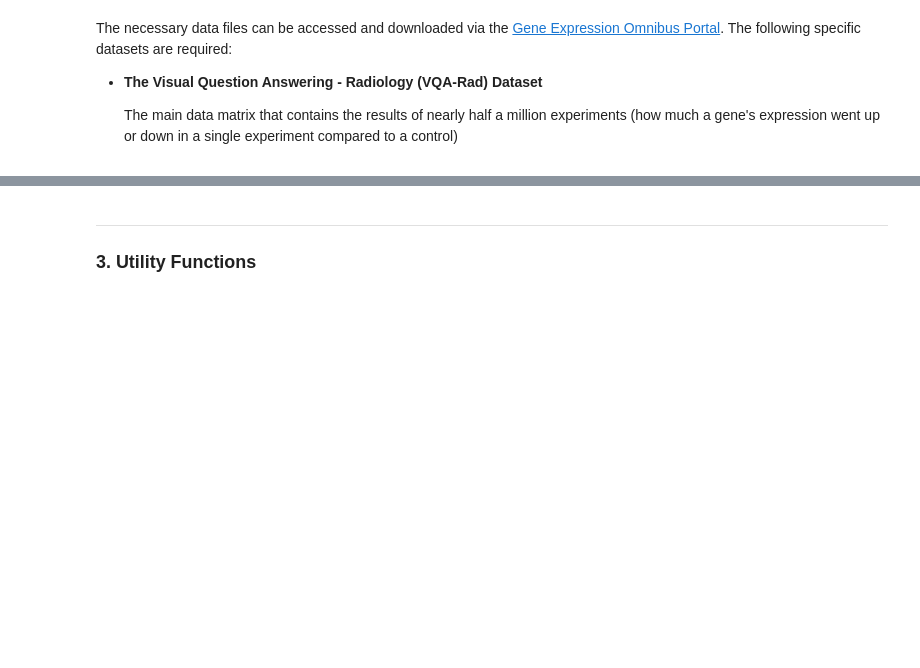
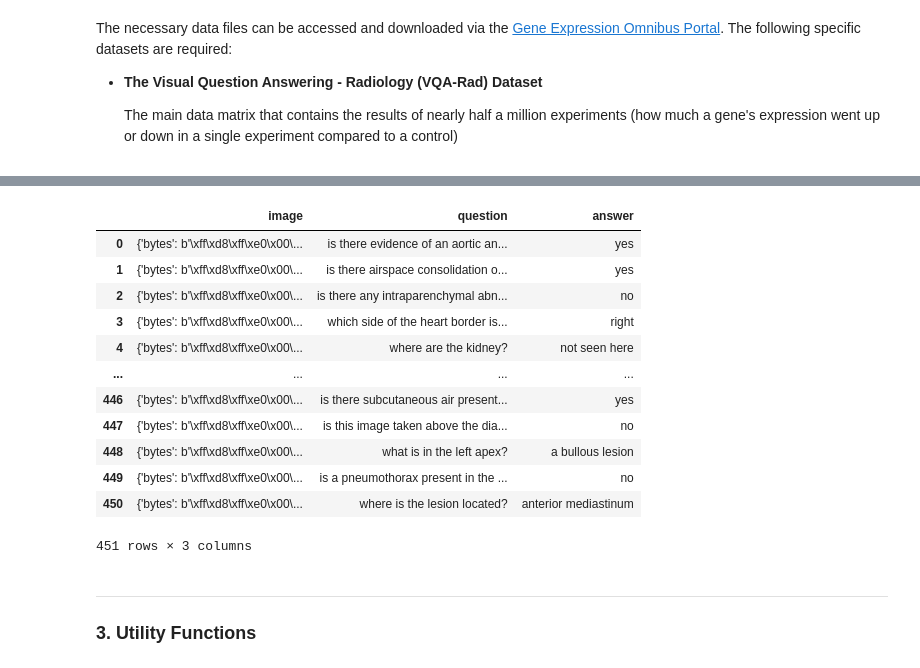
Before and after one commit to Djtrainer/cancer_research, a Jupyter notebook: notebooks/clinical_vqa_lmm.ipynb, the cells around one changed output, grey strips where cells are left out. Cells and saved outputs as stored; diff of their text form; code cells hidden in the pictures; blank space fills up the shorter version.

```diff
--- a/notebooks/clinical_vqa_lmm.ipynb
+++ b/notebooks/clinical_vqa_lmm.ipynb
@@ -89,8 +59,0 @@ if torch.cuda.is_available():
-# %%
-df_train = pd.read_parquet(os.path.join(PROCESSED_DATA_PATH, "train_data.parquet"))
-df_val = pd.read_parquet(os.path.join(PROCESSED_DATA_PATH, "val_data.parquet"))
-df_test = pd.read_parquet(os.path.join(PROCESSED_DATA_PATH, "test_data.parquet"))
-
-df_meta_train = pd.read_parquet(os.path.join(PROCESSED_DATA_PATH, "train_meta.parquet"))
-df_meta_val = pd.read_parquet(os.path.join(PROCESSED_DATA_PATH, "val_meta.parquet"))
-df_meta_test = pd.read_parquet(os.path.join(PROCESSED_DATA_PATH, "test_meta.parquet"))
@@ -118,3 +84,19 @@ with open(
+# %%
+df_test
+# %% [output]
+|  | image | question | answer |
+| 0 | {'bytes': b'\xff\xd8\xff\xe0\x00\... | is there evidence of an aortic an... | yes |
+| 1 | {'bytes': b'\xff\xd8\xff\xe0\x00\... | is there airspace consolidation o... | yes |
+| 2 | {'bytes': b'\xff\xd8\xff\xe0\x00\... | is there any intraparenchymal abn... | no |
+| 3 | {'bytes': b'\xff\xd8\xff\xe0\x00\... | which side of the heart border is... | right |
+| 4 | {'bytes': b'\xff\xd8\xff\xe0\x00\... | where are the kidney? | not seen here |
+| ... | ... | ... | ... |
+| 446 | {'bytes': b'\xff\xd8\xff\xe0\x00\... | is there subcutaneous air present... | yes |
+| 447 | {'bytes': b'\xff\xd8\xff\xe0\x00\... | is this image taken above the dia... | no |
+| 448 | {'bytes': b'\xff\xd8\xff\xe0\x00\... | what is in the left apex? | a bullous lesion |
+| 449 | {'bytes': b'\xff\xd8\xff\xe0\x00\... | is a pneumothorax present in the ... | no |
+| 450 | {'bytes': b'\xff\xd8\xff\xe0\x00\... | where is the lesion located? | anterior mediastinum |
+451 rows × 3 columns
 # %% [markdown]
 ---
 ### 3. Utility Functions
```
Also changed, not shown: parts of 5 cells of this notebook.
